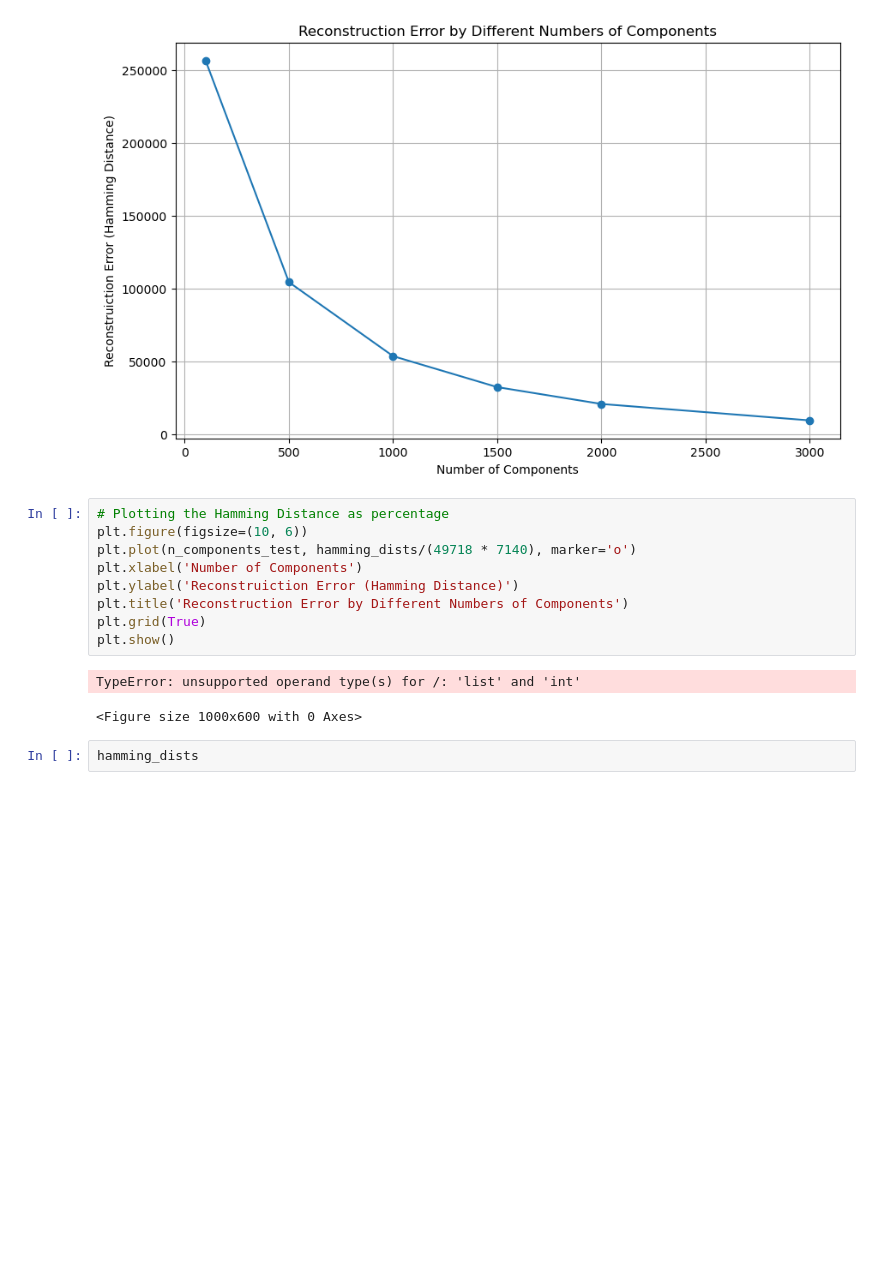
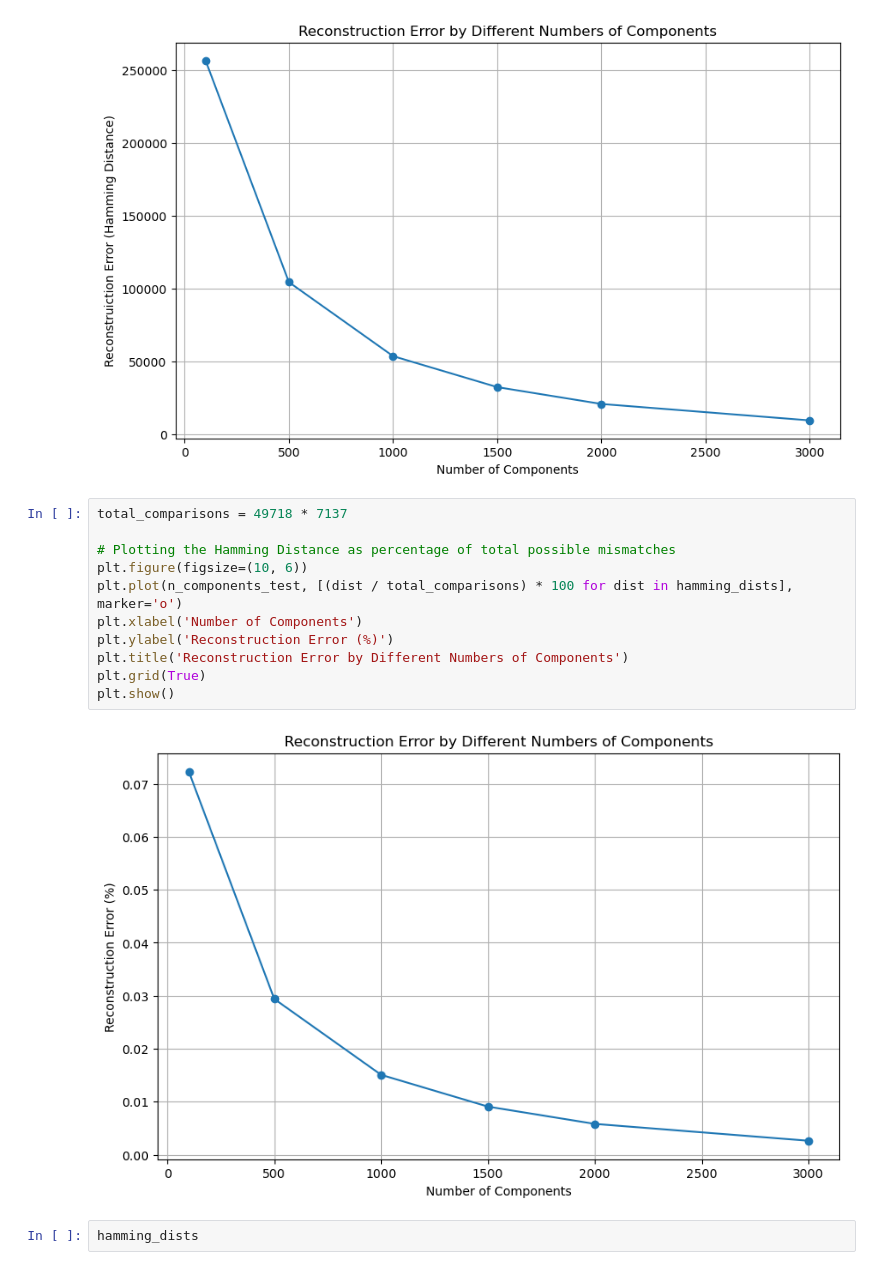
Before and after one commit to Pmalik24/Recipe_recsys, a Jupyter notebook: Code/SVD_Hamming_distance.ipynb, the cells around one changed output. Drawn from its saved outputs; the diff is of its cells as text; blank space fills up the shorter version.

```diff
--- a/Code/SVD_Hamming_distance.ipynb
+++ b/Code/SVD_Hamming_distance.ipynb
@@ -54,17 +54,18 @@ plt.show()
 # %% [output]
 [figure]
 # %%
-# Plotting the Hamming Distance as percentage
+total_comparisons = 49718 * 7137
+
+# Plotting the Hamming Distance as percentage of total possible mismatches
 plt.figure(figsize=(10, 6))
-plt.plot(n_components_test, hamming_dists/(49718 * 7140), marker='o')
+plt.plot(n_components_test, [(dist / total_comparisons) * 100 for dist in hamming_dists], marker='o')
 plt.xlabel('Number of Components')
-plt.ylabel('Reconstruiction Error (Hamming Distance)')
+plt.ylabel('Reconstruction Error (%)')
 plt.title('Reconstruction Error by Different Numbers of Components')
 plt.grid(True)
 plt.show()
 # %% [output]
-TypeError: unsupported operand type(s) for /: 'list' and 'int'
-<Figure size 1000x600 with 0 Axes>
+[figure, added]
 # %%
 hamming_dists
 # %% [output]
```
Also changed, not shown: parts of 3 cells of this notebook.
